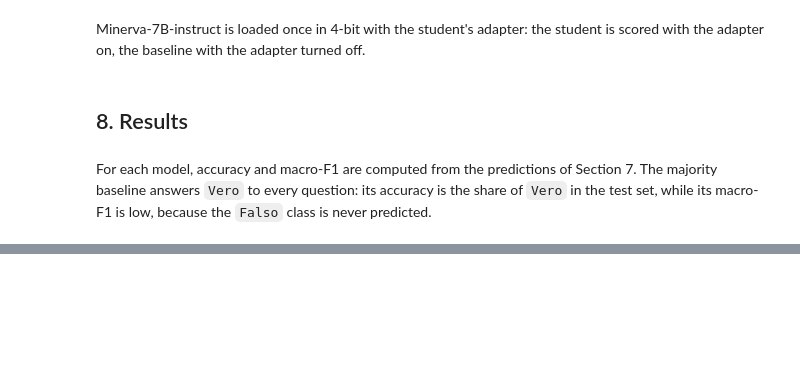
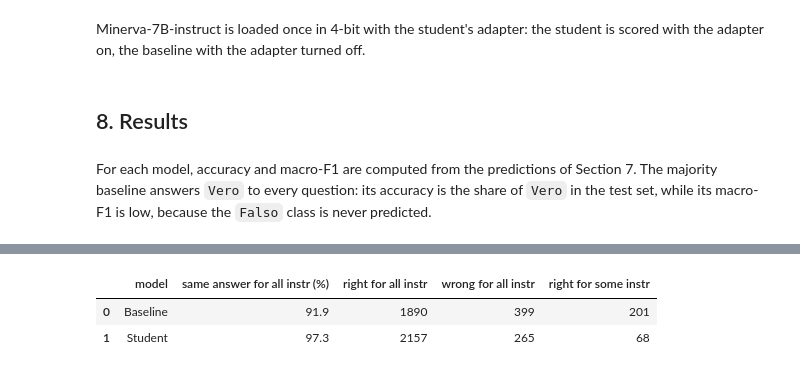
Before and after one commit to francescobaio/bonita-it-boolq, a Jupyter notebook: bonita.ipynb, the cells around one changed output, grey strips where cells are left out. Drawn from its saved outputs; the diff is of its cells as text; code cells hidden in the pictures; blank space fills up the shorter version.

```diff
--- a/bonita.ipynb
+++ b/bonita.ipynb
@@ -624,0 +724,18 @@ with open(RESULTS_PATH, "w") as f:
+# %%
+rows = []
+for m in MODELS:
+    n_correct = correct[m].sum(1)
+    rows.append(
+        {
+            "model": m,
+            "same answer for all instr (%)": round(100 * (n_correct % 3 == 0).mean(), 1),
+            "right for all instr": (n_correct == 3).sum(),
+            "wrong for all instr": (n_correct == 0).sum(),
+            "right for some instr": ((n_correct > 0) & (n_correct < 3)).sum(),
+        }
+    )
+pd.DataFrame(rows)
+# %% [output]
+|  | model | same answer for all instr (%) | right for all instr | wrong for all instr | right for some instr |
+| 0 | Baseline | 91.9 | 1890 | 399 | 201 |
+| 1 | Student | 97.3 | 2157 | 265 | 68 |
```
Also changed, not shown: parts of 47 cells of this notebook, 3 other files.
